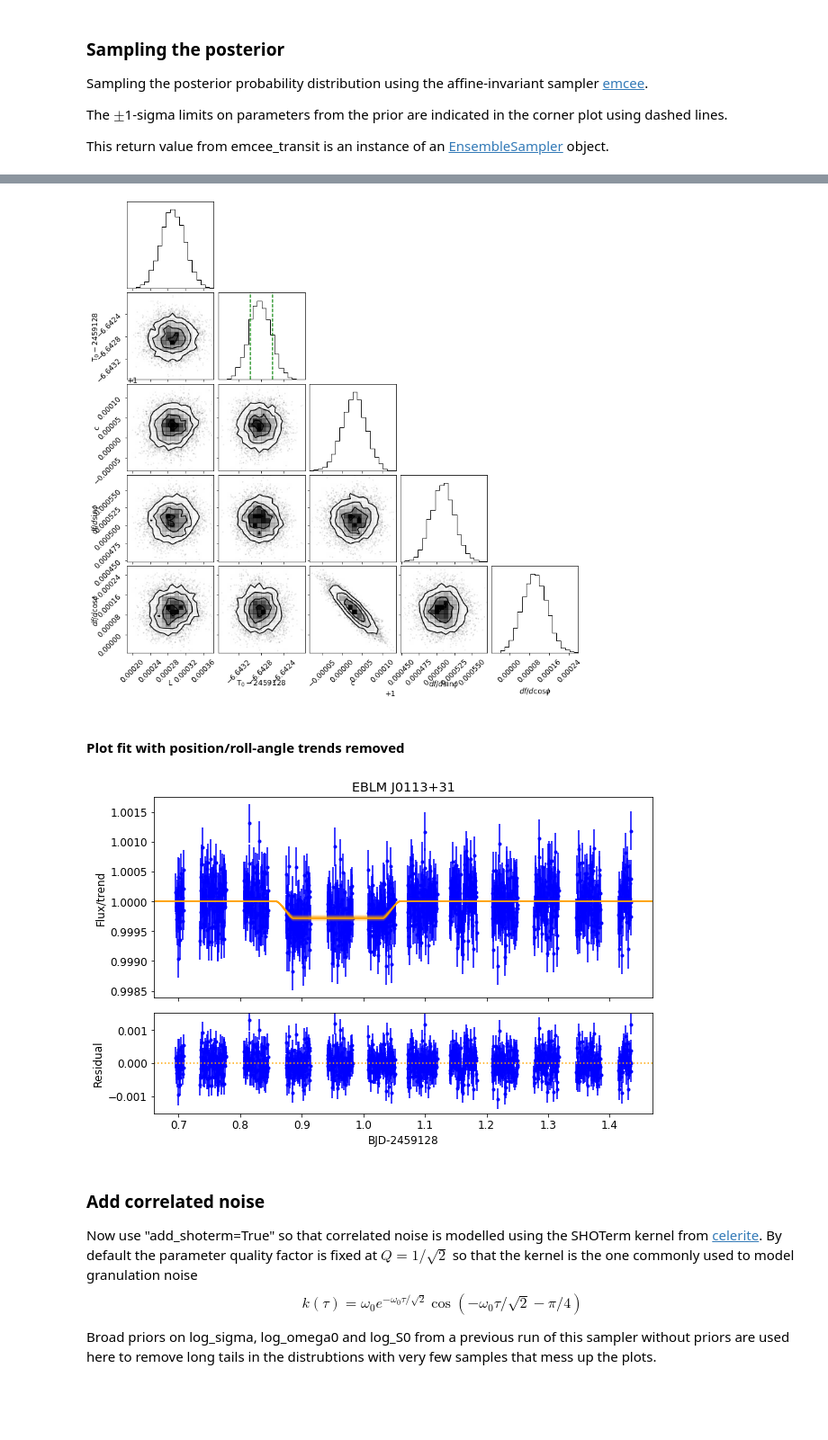
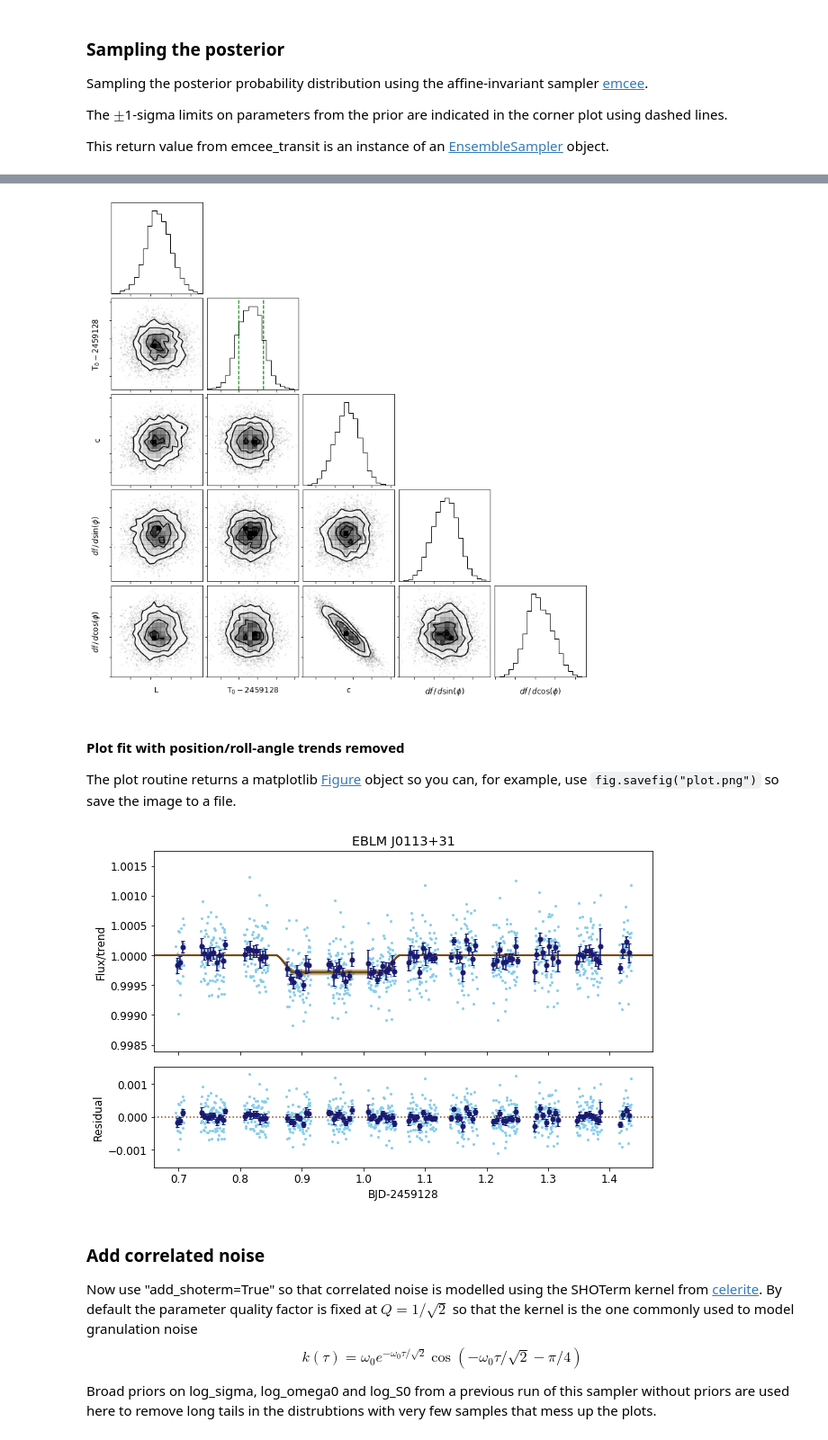
Before and after one commit to pmaxted/pycheops, a Jupyter notebook: pycheops/examples/Notebooks/dataset_fit_eclipse_from_simulation.ipynb, the cells around one changed output, grey strips where cells are left out. Shown at 90% size. Cells and saved outputs as stored; diff of their text form; code cells hidden in the pictures; blank space fills up the shorter version.

Commit message:
Examples tested, ready for beta testing

```diff
--- a/pycheops/examples/Notebooks/dataset_fit_eclipse_from_simulation.ipynb
+++ b/pycheops/examples/Notebooks/dataset_fit_eclipse_from_simulation.ipynb
@@ -30,9 +29,9 @@ There are 3 ways to load a dataset
 
 **N.B.** CHEOPsim output is removed from the FTP server after some time so option 3 may not work for old simulations.
 # %%
-dataset=Dataset.from_test_data('DP-080', target='EBLM J0113+31')
+#dataset=Dataset.from_test_data('DP-080', target='EBLM J0113+31')
 #dataset = Dataset.from_simulation(7798, target='EBLM J0113+31')
-#dataset = Dataset('CH_PR900048_TG001701_V0000', target='EBLM J0113+31')
+dataset = Dataset('CH_PR900048_TG001701_V0000', target='EBLM J0113+31')
 
 _ = dataset.get_lightcurve(aperture='OPTIMAL')
 # %% [output]
@@ -199,14 +213,16 @@ Running sampler ..
 # %%
 cornerplot = dataset.corner_plot(['L','T_0','c','dfdsinphi','dfdcosphi'])
 # %% [output]
-[figure, old version]
+[figure, new version]
-# %% [markdown]
-#### Plot fit with position/roll-angle trends removed
+# %% [markdown]
+#### Plot fit with position/roll-angle trends removed
+
+The plot routine returns a matplotlib [Figure](https://matplotlib.org/3.2.1/api/_as_gen/matplotlib.figure.Figure.html#matplotlib.figure.Figure) object so you can, for example, use `fig.savefig("plot.png")` so save the image to a file.
 # %%
 fig = dataset.plot_emcee(title=dataset.target,detrend=True,
-                         figsize=(9,6),fontsize=12)
+                         figsize=(9,6),fontsize=12, binwidth=0.005)
 # %% [output]
-[figure, old version]
+[figure, new version]
 # %% [markdown]
 ### Add correlated noise
 
```
Also changed, not shown: parts of 21 cells of this notebook, 17 other files.
